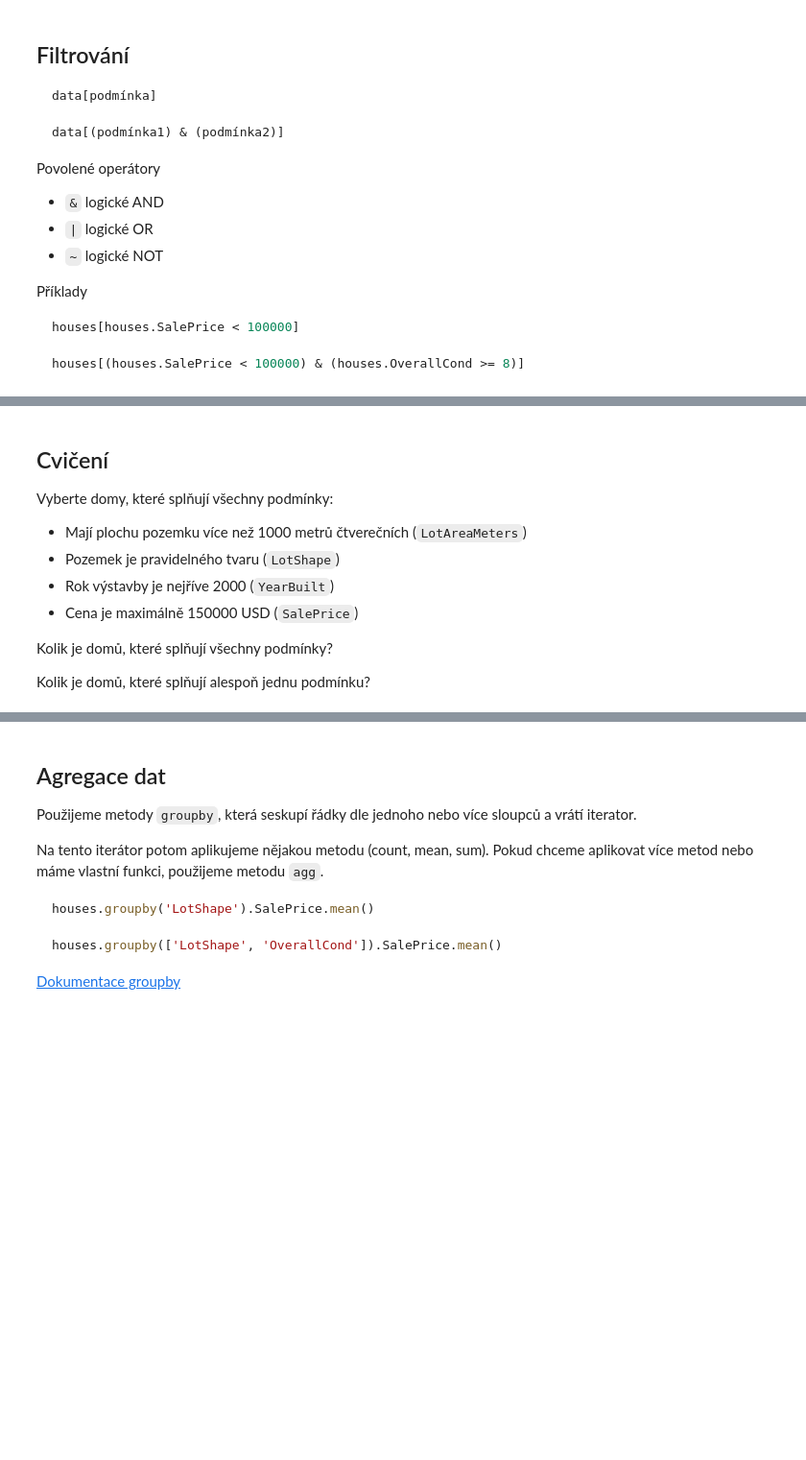
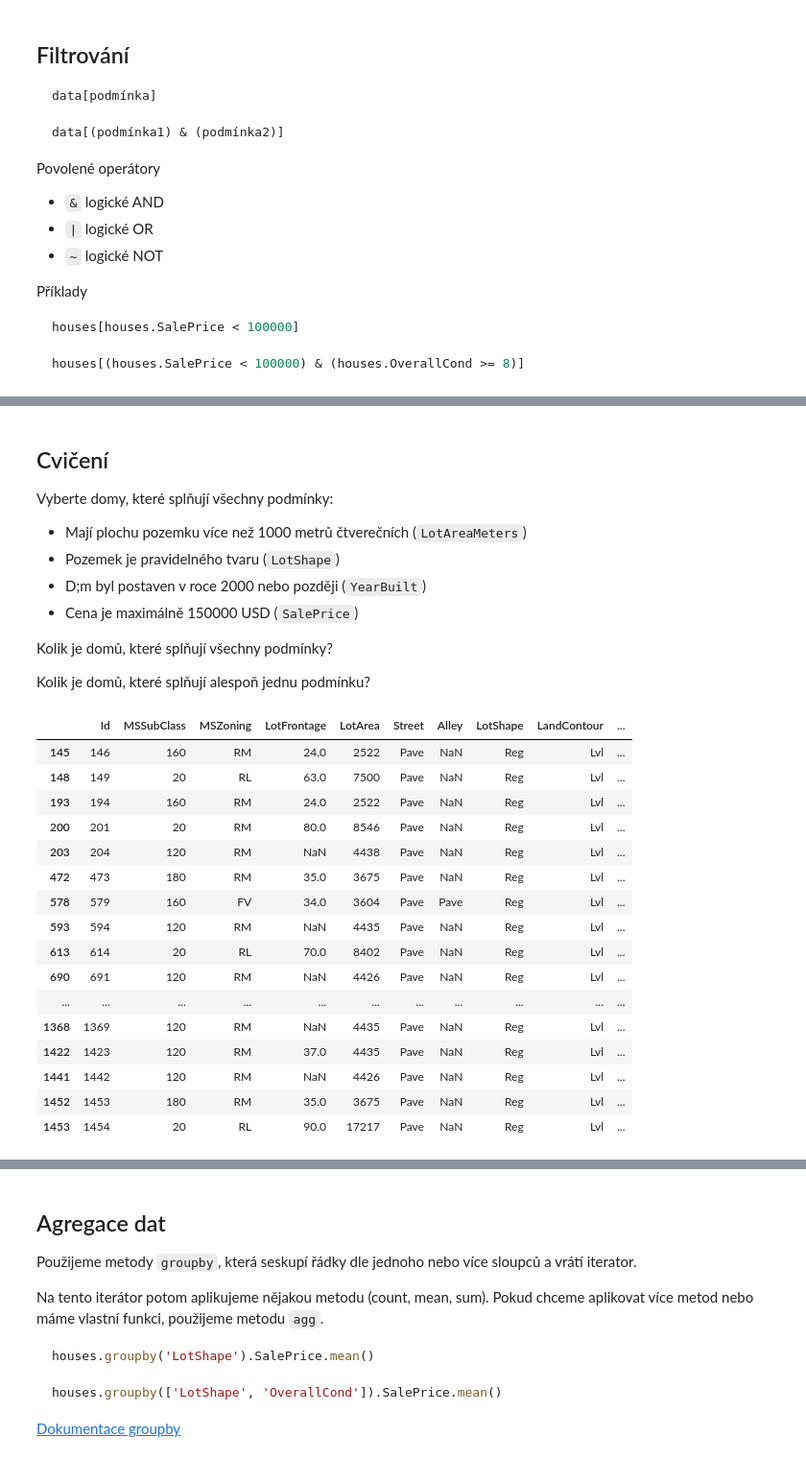
Before and after one commit to sedlakovi/interactive-dashboards, a Jupyter notebook: pandas.ipynb, the cells around one changed output, grey strips where cells are left out. Shown at 96% size. Drawn from its saved outputs; the diff is of its cells as text; code cells hidden in the pictures; blank space fills up the shorter version.

```diff
--- a/pandas.ipynb
+++ b/pandas.ipynb
@@ -267,7 +339,7 @@ houses[(houses.SalePrice < 100000) & (houses.OverallCond >= 8)]
 Vyberte domy, které splňují všechny podmínky:
 - Mají plochu pozemku více než 1000 metrů čtverečních (`LotAreaMeters`)
 - Pozemek je pravidelného tvaru (`LotShape`)
-- Rok výstavby je nejříve 2000 (`YearBuilt`)
+- D;m byl postaven v roce 2000 nebo později (`YearBuilt`)
 - Cena je maximálně 150000 USD (`SalePrice`)
 
 Kolik je domů, které splňují všechny podmínky?
@@ -275,0 +355,25 @@ Kolik je domů, které splňují alespoň jednu podmínku?
+# %%
+houses[
+    (houses.LotAreaMeters > 1000) &
+    (houses.LotShape == 'Reg') &
+    (houses.YearBuilt >= 2000) &
+    (houses.SalePrice <= 150000)
+]
+# %% [output]
+|  | Id | MSSubClass | MSZoning | LotFrontage | LotArea | Street | Alley | LotShape | LandContour | ... |
+| 145 | 146 | 160 | RM | 24.0 | 2522 | Pave | NaN | Reg | Lvl | ... |
+| 148 | 149 | 20 | RL | 63.0 | 7500 | Pave | NaN | Reg | Lvl | ... |
+| 193 | 194 | 160 | RM | 24.0 | 2522 | Pave | NaN | Reg | Lvl | ... |
+| 200 | 201 | 20 | RM | 80.0 | 8546 | Pave | NaN | Reg | Lvl | ... |
+| 203 | 204 | 120 | RM | NaN | 4438 | Pave | NaN | Reg | Lvl | ... |
+| 472 | 473 | 180 | RM | 35.0 | 3675 | Pave | NaN | Reg | Lvl | ... |
+| 578 | 579 | 160 | FV | 34.0 | 3604 | Pave | Pave | Reg | Lvl | ... |
+| 593 | 594 | 120 | RM | NaN | 4435 | Pave | NaN | Reg | Lvl | ... |
+| 613 | 614 | 20 | RL | 70.0 | 8402 | Pave | NaN | Reg | Lvl | ... |
+| 690 | 691 | 120 | RM | NaN | 4426 | Pave | NaN | Reg | Lvl | ... |
+| ... | ... | ... | ... | ... | ... | ... | ... | ... | ... | ... |
+| 1368 | 1369 | 120 | RM | NaN | 4435 | Pave | NaN | Reg | Lvl | ... |
+| 1422 | 1423 | 120 | RM | 37.0 | 4435 | Pave | NaN | Reg | Lvl | ... |
+| 1441 | 1442 | 120 | RM | NaN | 4426 | Pave | NaN | Reg | Lvl | ... |
+| 1452 | 1453 | 180 | RM | 35.0 | 3675 | Pave | NaN | Reg | Lvl | ... |
+| 1453 | 1454 | 20 | RL | 90.0 | 17217 | Pave | NaN | Reg | Lvl | ... |
```
Also changed, not shown: parts of 39 cells of this notebook.
